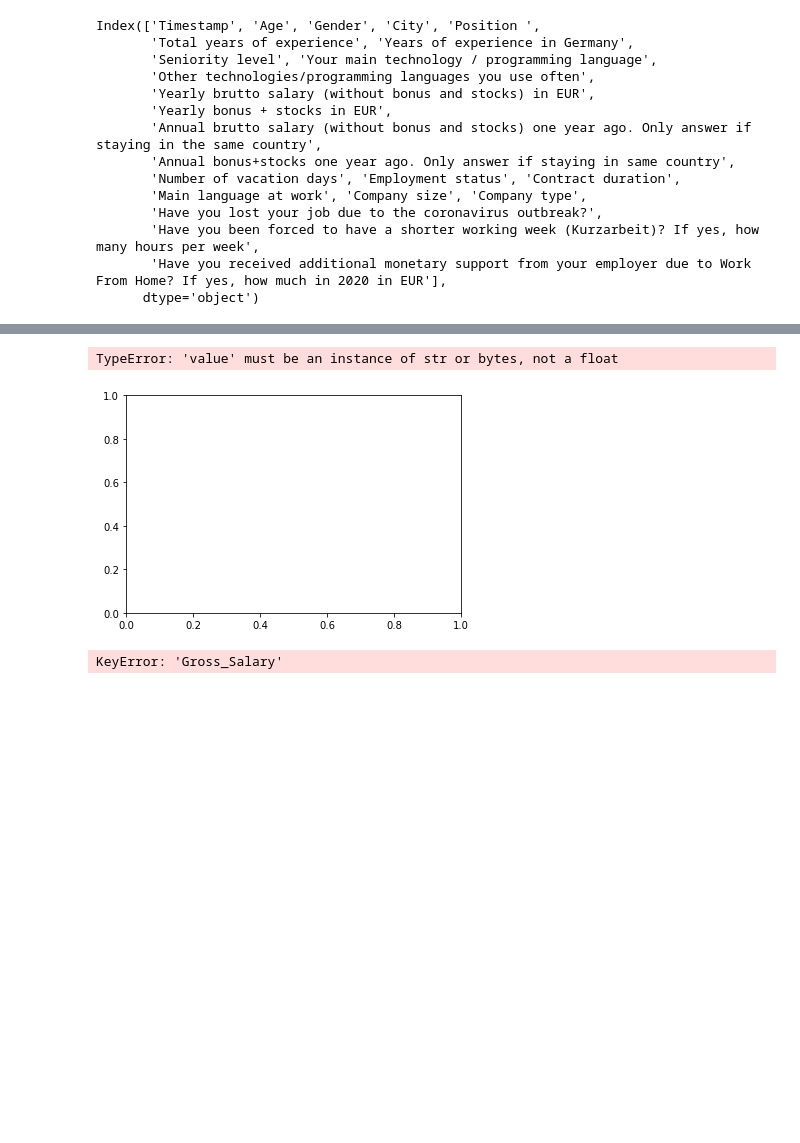
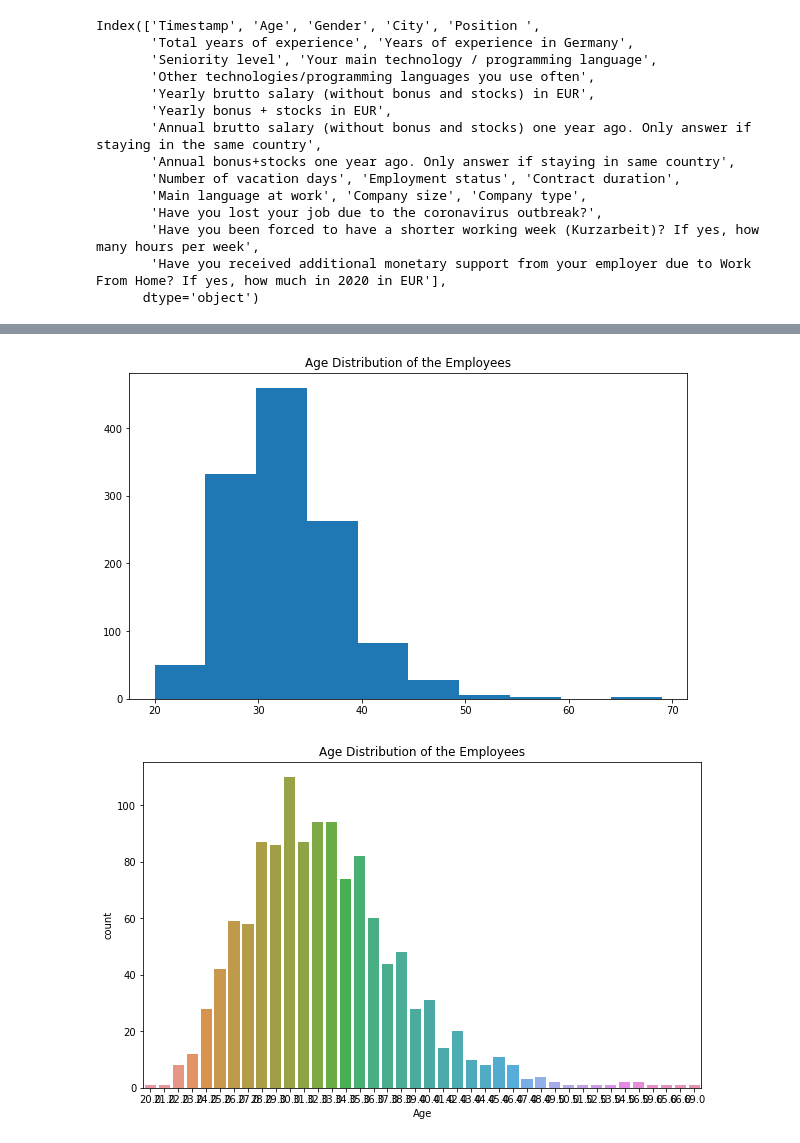
Before and after one commit to ESPersonnel/Lux-Dev-Data-Science, a Jupyter notebook: week-1/EDA-salary-eu.ipynb, the cells around one changed output, grey strips where cells are left out. Cells and saved outputs as stored; diff of their text form; code cells hidden in the pictures; blank space fills up the shorter version.

Commit message:
EDA for salary and article testing

```diff
--- a/week-1/EDA-salary-eu.ipynb
+++ b/week-1/EDA-salary-eu.ipynb
@@ -51,7 +51,6 @@ df.rename(columns={'Total years of experience': 'Total_Exp',
                    'Years of experience in Germany': 'Exp_Germany',
                    'Your main technology / programming language': 'Main_Tech',
                    'Other technologies/programming languages you use often': 'Other_Tech',
-                   'Gross Salary': 'Gross_Salary',
                    'Yearly bonus + stocks in EUR': 'Bonus_Stocks',
                    'Annual brutto salary (without bonus and stocks) one year ago. Only answer if staying in the same country': 'Brutto_Salary_Last_Year',
                    'Annual bonus+stocks one year ago. Only answer if staying in same country': 'Bonus_Stocks_Last_Year',
@@ -60,22 +59,18 @@ df.rename(columns={'Total years of experience': 'Total_Exp',
                    'Have you been forced to have a shorter working week (Kurzarbeit)? If yes, how many hours per week': 'Shorter_Work_Week_Due_To_COVID',
                    'Have you received additional monetary support from your employer due to Work From Home? If yes, how much in 2020 in EUR': 'Additional_Support_Due_To_WFH'
                   }, inplace=True)
-# %%
-# Plot a histogram of the Gross_Salary column
-plt.hist(df['Exp_Germany'], bins=20, color='blue')
-plt.xlabel('Gross Salary (EUR)')
-plt.ylabel('Count')
-plt.title('Histogram of Gross Salary')
-plt.show()
-# %% [output]
-TypeError: 'value' must be an instance of str or bytes, not a float
-[figure, removed]
-# %%
-# Plot Gross Salary vs. Total years of experience
-plt.scatter(df['Total_Exp'], df['Gross_Salary'])
-plt.xlabel('Total years of experience')
-plt.ylabel('Gross Salary (EUR)')
-plt.title('Gross Salary vs. Total years of experience')
-plt.show()
-# %% [output]
-KeyError: 'Gross_Salary'
+# %%
+# Using pyplot to plot a graph showing the age distribution of the employees
+plt.figure(figsize=(10, 6)) # Set the figure size
+plt.hist(df['Age'], bins=10) # Plot the histogram. Bins is
+plt.title('Age Distribution of the Employees')
+plt.show()
+
+# A graph showing the age distribution of the employees using seaborn
+plt.figure(figsize=(10, 6))
+sns.countplot(x='Age', data=df)
+plt.title('Age Distribution of the Employees')
+plt.show()
+# %% [output]
+[figure, added]
+[figure, added]
```
Also changed, not shown: parts of 6 cells of this notebook, 5 other files.
